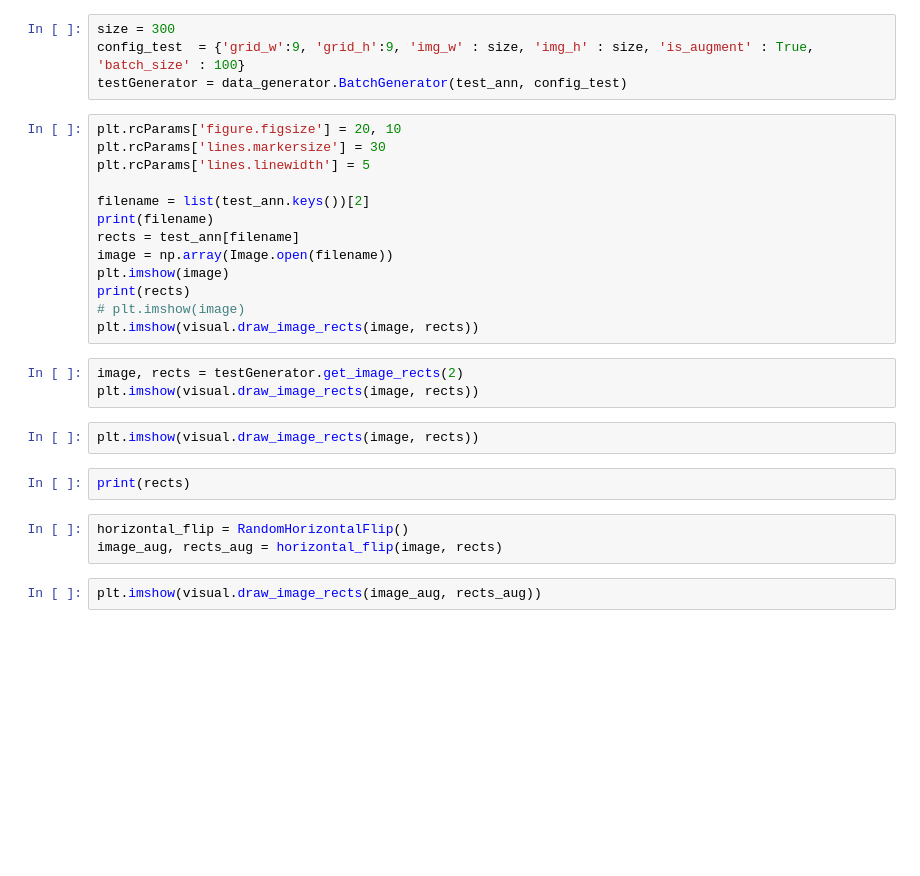
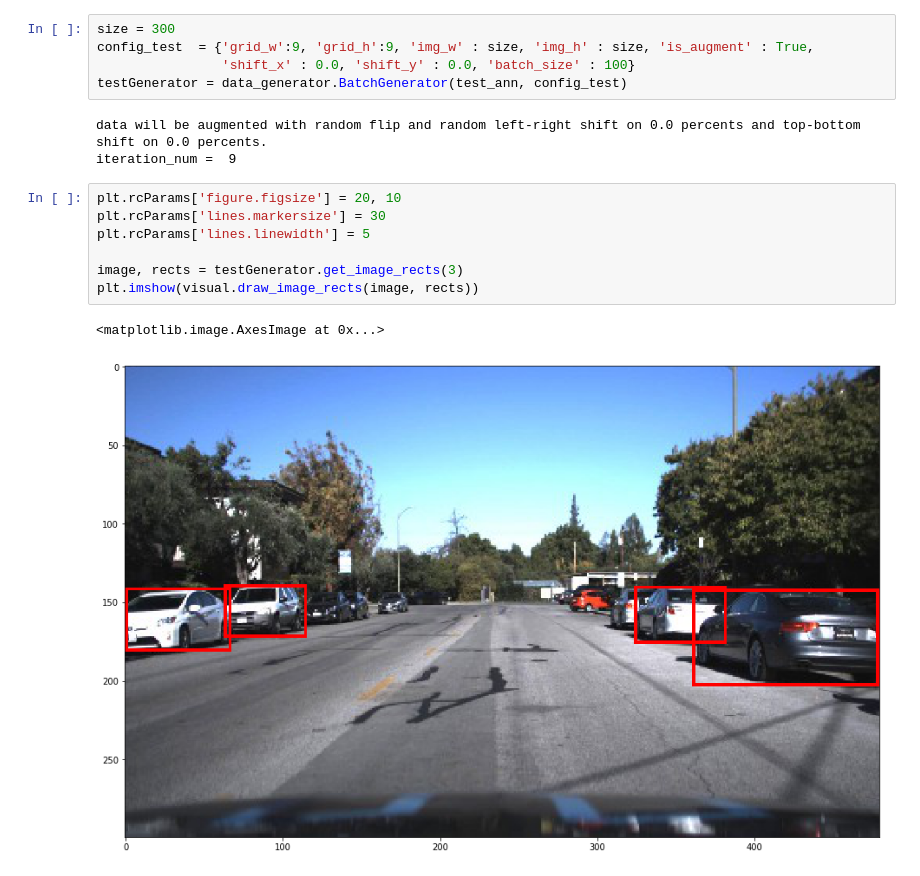
Before and after one commit to bulygin1985/Object_Detector, a Jupyter notebook: preprocessing.ipynb, the cells around one changed output. Drawn from its saved outputs; the diff is of its cells as text; blank space fills up the shorter version.

```diff
--- a/preprocessing.ipynb
+++ b/preprocessing.ipynb
@@ -20,29 +18,18 @@ print("len(test_ann) = ", len(test_ann))
 # %%
 size = 300
-config_test  = {'grid_w':9, 'grid_h':9, 'img_w' : size, 'img_h' : size, 'is_augment' : True, 'batch_size' : 100}
+config_test  = {'grid_w':9, 'grid_h':9, 'img_w' : size, 'img_h' : size, 'is_augment' : True,
+                'shift_x' : 0.0, 'shift_y' : 0.0, 'batch_size' : 100}
 testGenerator = data_generator.BatchGenerator(test_ann, config_test)
+# %% [output]
+data will be augmented with random flip and random left-right shift on 0.0 percents and top-bottom shift on 0.0 percents.
+iteration_num =  9
 # %%
 plt.rcParams['figure.figsize'] = 20, 10
 plt.rcParams['lines.markersize'] = 30
 plt.rcParams['lines.linewidth'] = 5
 
-filename = list(test_ann.keys())[2]
-print(filename)
-rects = test_ann[filename]
-image = np.array(Image.open(filename))
-plt.imshow(image)
-print(rects)
-# plt.imshow(image)
+image, rects = testGenerator.get_image_rects(3)
 plt.imshow(visual.draw_image_rects(image, rects))
+# %% [output]
+<matplotlib.image.AxesImage at 0x...>
+[figure, added]
-# %%
-image, rects = testGenerator.get_image_rects(2)
-plt.imshow(visual.draw_image_rects(image, rects))
-# %%
-plt.imshow(visual.draw_image_rects(image, rects))
-# %%
-print(rects)
-# %%
-horizontal_flip = RandomHorizontalFlip()
-image_aug, rects_aug = horizontal_flip(image, rects)
-# %%
-plt.imshow(visual.draw_image_rects(image_aug, rects_aug))
```
Also changed, not shown: parts of 7 cells of this notebook, 3 other files.
